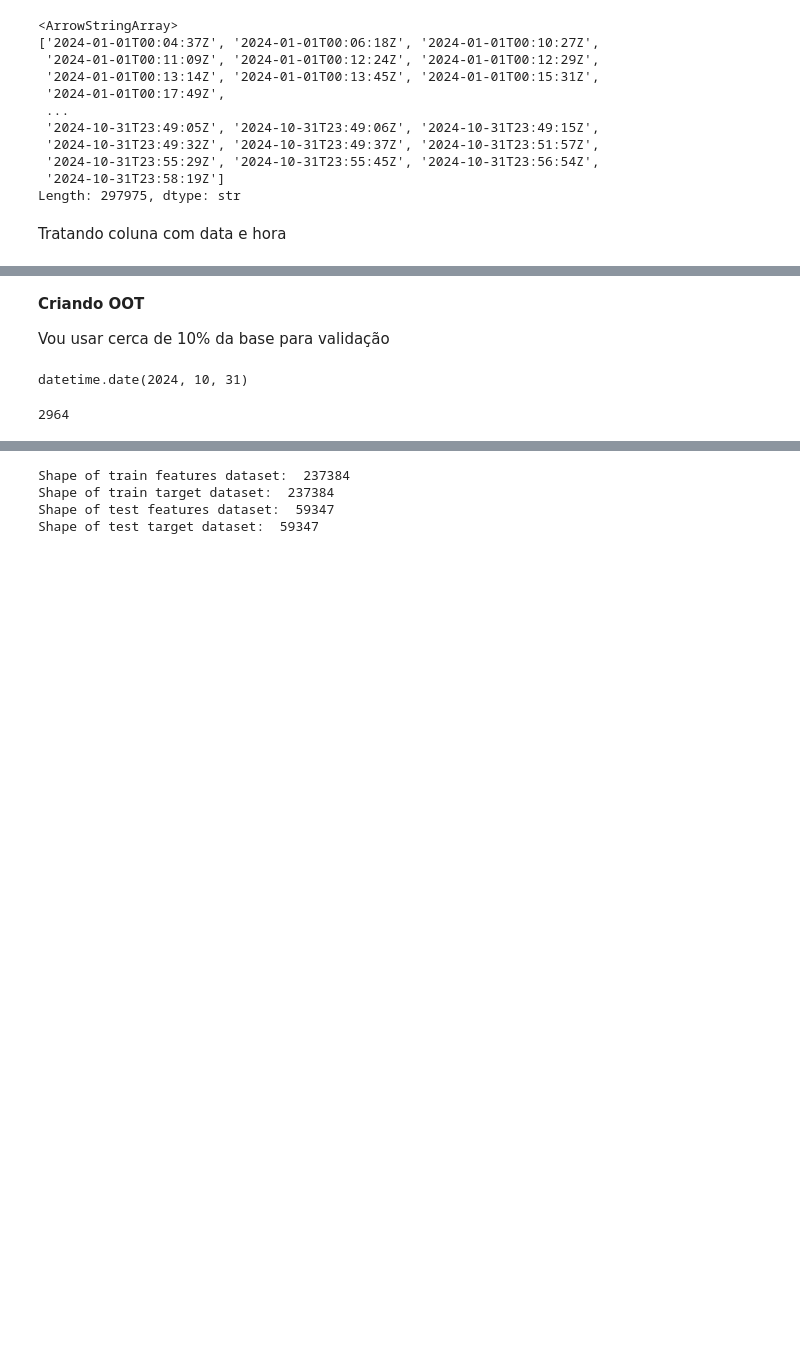
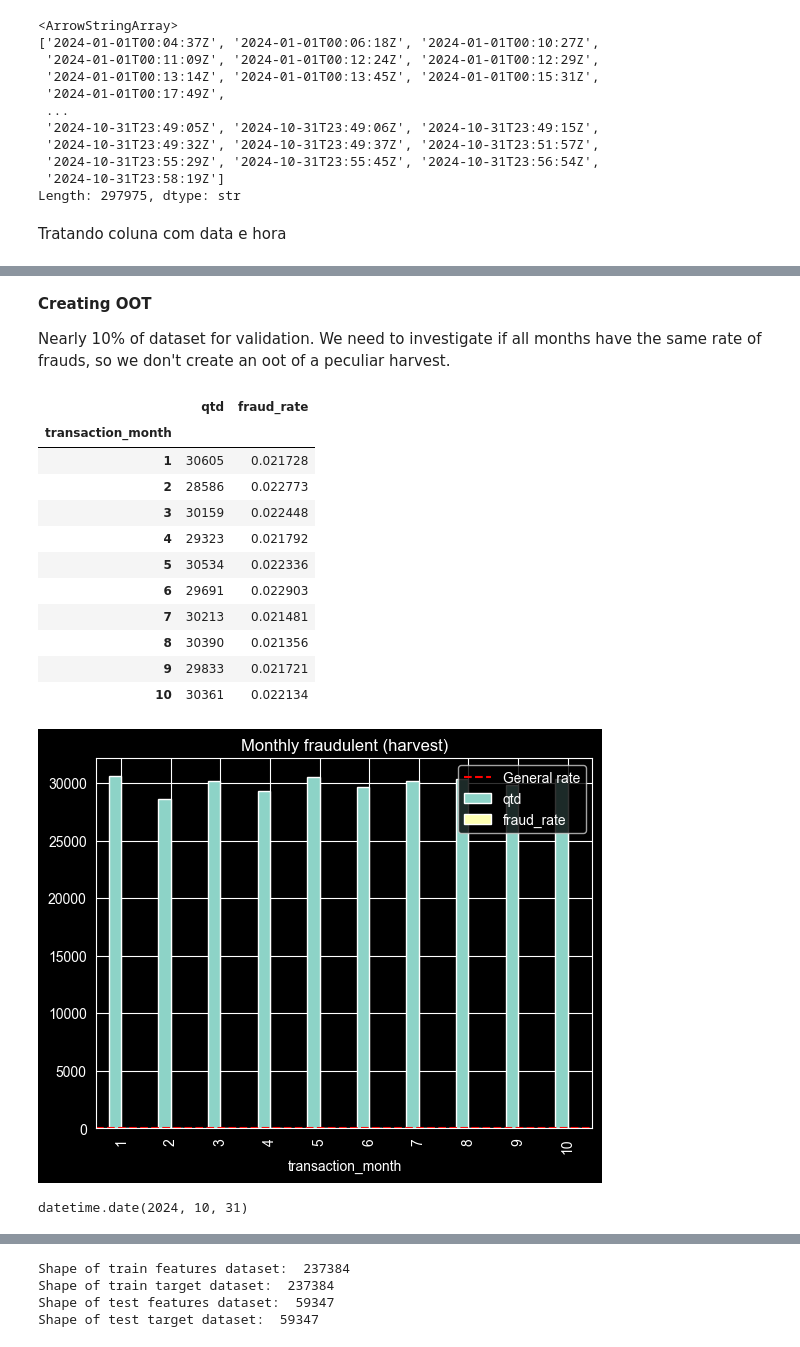
Before and after one commit to Gabrielvitorf6/Bank-fraud-predict, a Jupyter notebook: EDA.ipynb, the cells around one changed output, grey strips where cells are left out. Cells and saved outputs as stored; diff of their text form; code cells hidden in the pictures; blank space fills up the shorter version.

```diff
--- a/EDA.ipynb
+++ b/EDA.ipynb
@@ -67,7 +71,11 @@ df['transaction_datetime'] = df.transaction_time
 df['transaction_datetime'] = pd.to_datetime(df['transaction_datetime'])
 df.drop(['transaction_time'], axis=1, inplace=True)
 df['transaction_date'] = df['transaction_datetime'].dt.date
-df['transaction_time'] = df['transaction_datetime'].dt.time
+df['transaction_hour'] = df['transaction_datetime'].dt.hour
+
+df['transaction_month'] = df['transaction_datetime'].dt.month #helpful to check stability overtime, for oot split
+
+df['week_day'] = df['transaction_datetime'].dt.dayofweek #first day of week: monday(0)
 df.head()
 # %% [output]
 |  | transaction_id | user_id | account_age_days | total_transactions_user | avg_amount_user | amount | country | ... |
@@ -78,0 +90,2 @@ df.head()
+# %%
+df['diff_country'] = (df['bin_country'] != df['country']).astype(int)
@@ -78,0 +94,2 @@ df.head()
+# %%
+df['diff_amount'] = df['amount'] / df['avg_amount_user']
@@ -79,4 +129,24 @@ df.head()
 # %% [markdown]
-**Criando OOT**
+**Creating OOT**
 
-Vou usar cerca de 10% da base para validação
+Nearly 10% of dataset for validation. We need to investigate if all months have the same rate of frauds, so we don't create an oot of a peculiar harvest.
+# %%
+monthly = df.groupby('transaction_month')['is_fraud'].agg(qtd='count', fraud_rate= 'mean')
+monthly.plot(kind='bar', title='Monthly fraudulent (harvest)')
+plt.axhline(y=df['is_fraud'].mean(), color="red", linestyle='--', label='General rate')
+plt.legend()
+monthly
+# %% [output]
+|  | qtd | fraud_rate |
+| transaction_month |  |  |
+| 1 | 30605 | 0.021728 |
+| 2 | 28586 | 0.022773 |
+| 3 | 30159 | 0.022448 |
+| 4 | 29323 | 0.021792 |
+| 5 | 30534 | 0.022336 |
+| 6 | 29691 | 0.022903 |
+| 7 | 30213 | 0.021481 |
+| 8 | 30390 | 0.021356 |
+| 9 | 29833 | 0.021721 |
+| 10 | 30361 | 0.022134 |
+[figure, added]
@@ -84,7 +156,3 @@ Vou usar cerca de 10% da base para validação
 df['transaction_date'].max()
 # %% [output]
 datetime.date(2024, 10, 31)
-# %%
-df[df['transaction_date'] > dt.date(2024, 10, 28)].shape[0]
-# %% [output]
-2964
```
Also changed, not shown: parts of 53 cells of this notebook.
